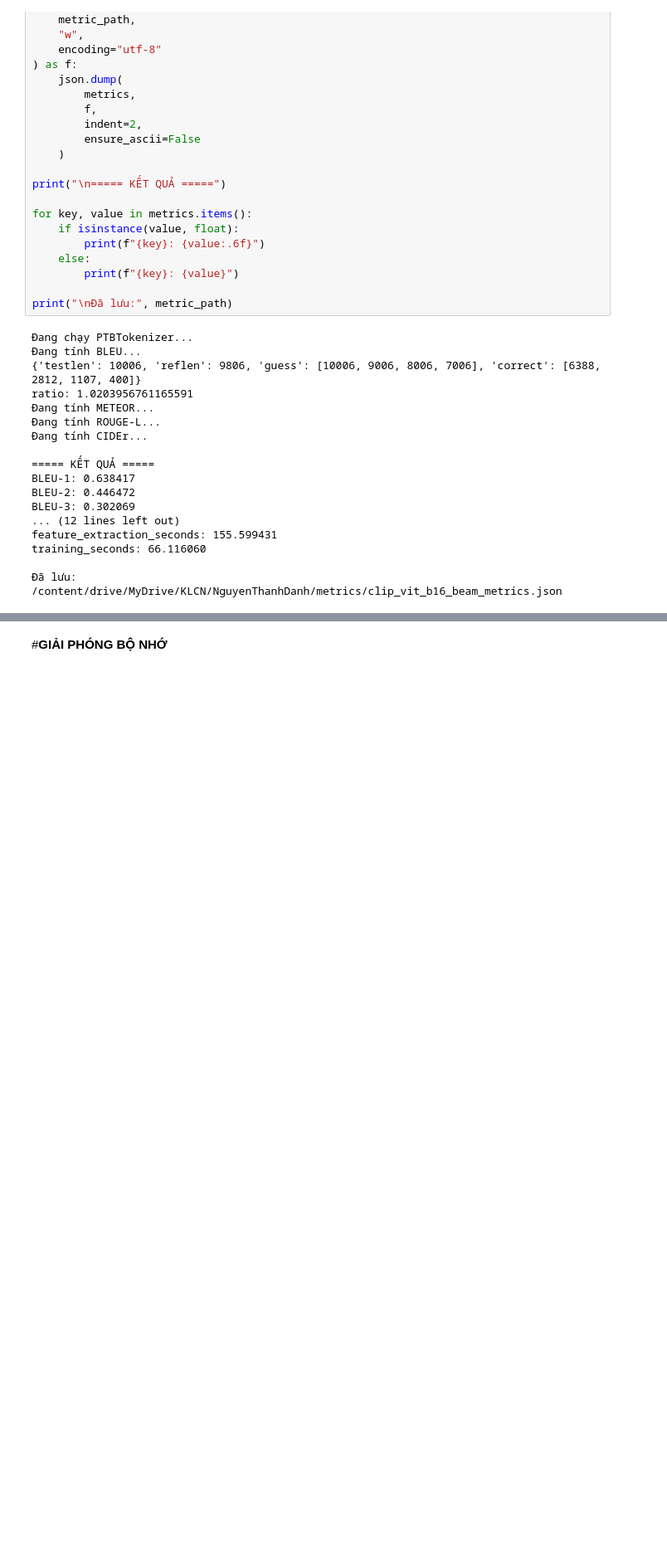
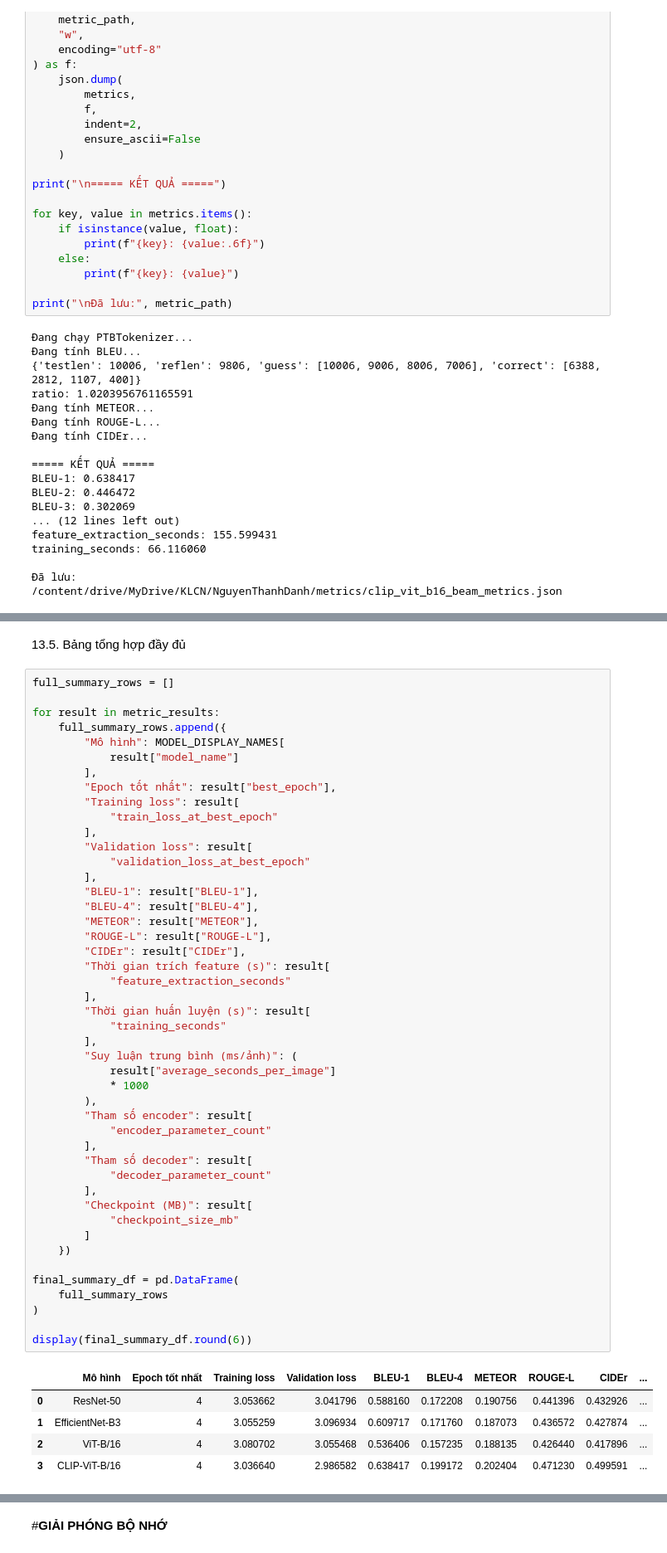
Before and after one commit to danhhuit/image-captioning-distillation, a Jupyter notebook: Tuan02.ipynb, the cells around one changed output, grey strips where cells are left out. Shown at 83% size. Drawn from its saved outputs; the diff is of its cells as text; blank space fills up the shorter version.

```diff
--- a/Tuan02.ipynb
+++ b/Tuan02.ipynb
@@ -2089,0 +2952,54 @@ training_seconds: 66.116060
+# %% [markdown]
+13.5. Bảng tổng hợp đầy đủ
+# %%
+full_summary_rows = []
+
+for result in metric_results:
+    full_summary_rows.append({
+        "Mô hình": MODEL_DISPLAY_NAMES[
+            result["model_name"]
+        ],
+        "Epoch tốt nhất": result["best_epoch"],
+        "Training loss": result[
+            "train_loss_at_best_epoch"
+        ],
+        "Validation loss": result[
+            "validation_loss_at_best_epoch"
+        ],
+        "BLEU-1": result["BLEU-1"],
+        "BLEU-4": result["BLEU-4"],
+        "METEOR": result["METEOR"],
+        "ROUGE-L": result["ROUGE-L"],
+        "CIDEr": result["CIDEr"],
+        "Thời gian trích feature (s)": result[
+            "feature_extraction_seconds"
+        ],
+        "Thời gian huấn luyện (s)": result[
+            "training_seconds"
+        ],
+        "Suy luận trung bình (ms/ảnh)": (
+            result["average_seconds_per_image"]
+            * 1000
+        ),
+        "Tham số encoder": result[
+            "encoder_parameter_count"
+        ],
+        "Tham số decoder": result[
+            "decoder_parameter_count"
+        ],
+        "Checkpoint (MB)": result[
+            "checkpoint_size_mb"
+        ]
+    })
+
+final_summary_df = pd.DataFrame(
+    full_summary_rows
+)
+
+display(final_summary_df.round(6))
+# %% [output]
+|  | Mô hình | Epoch tốt nhất | Training loss | Validation loss | BLEU-1 | BLEU-4 | METEOR | ROUGE-L | CIDEr | ... |
+| 0 | ResNet-50 | 4 | 3.053662 | 3.041796 | 0.588160 | 0.172208 | 0.190756 | 0.441396 | 0.432926 | ... |
+| 1 | EfficientNet-B3 | 4 | 3.055259 | 3.096934 | 0.609717 | 0.171760 | 0.187073 | 0.436572 | 0.427874 | ... |
+| 2 | ViT-B/16 | 4 | 3.080702 | 3.055468 | 0.536406 | 0.157235 | 0.188135 | 0.426440 | 0.417896 | ... |
+| 3 | CLIP-ViT-B/16 | 4 | 3.036640 | 2.986582 | 0.638417 | 0.199172 | 0.202404 | 0.471230 | 0.499591 | ... |
```
Also changed, not shown: parts of 39 cells of this notebook.
